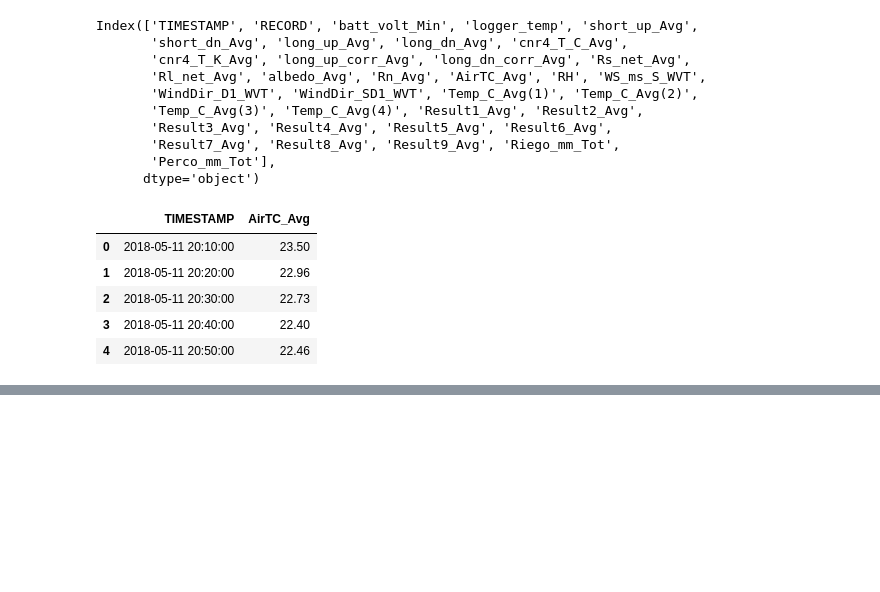
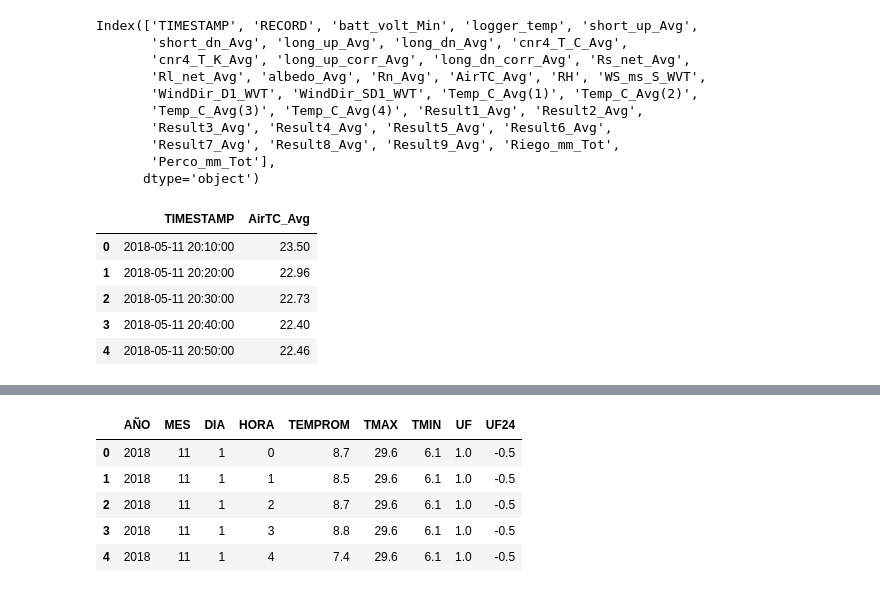
Before and after one commit to jorgebenz9/Computacional1, a Jupyter notebook: Evaluacion1/Evaluacion _1.ipynb, the cells around one changed output, grey strips where cells are left out. Cells and saved outputs as stored; diff of their text form; code cells hidden in the pictures; blank space fills up the shorter version.

```diff
--- a/Evaluacion1/Evaluacion _1.ipynb
+++ b/Evaluacion1/Evaluacion _1.ipynb
@@ -113,0 +92,5 @@ print(data2.head())
+# %%
+#Tomamos los datos mayores al primero de Noviembre del 2018
+data1 = data1[(data1['FECHA'] >= "2018-11-1")]
+data1= data1.reset_index(drop=True)
+data1.head()
@@ -113,0 +126,5 @@ print(data2.head())
+# %%
+#Quitamos datos repetidos por hora y reseteamos el índice.
+data1 = data1.drop_duplicates(subset=['AÑO','MES','DIA','HORA'])
+data1=data1.reset_index(drop=True)
+data1.head()
@@ -113,0 +138,23 @@ print(data2.head())
+# %%
+#Hacemos un arreglo que guardará las unidades de frío de acuerdo a los
+#parámetros de la tabla.
+UF = []
+for i in range(0,len(data1)):
+    if(data1['TEMPROM'][i]<=1.4):
+        UF.append(0.0)
+    elif(1.5<=data1['TEMPROM'][i]<=2.4):
+        UF.append(0.5)
+    elif(2.5<=data1['TEMPROM'][i]<=9.1):
+        UF.append(1.0)
+    elif(9.2<=data1['TEMPROM'][i]<=12.4):
+        UF.append(0.5)
+    elif(12.5<=data1['TEMPROM'][i]<=15.9):
+        UF.append(0.0)
+    elif(16.0<=data1['TEMPROM'][i]<=18.0):
+        UF.append(-0.5)
+    elif(18.0<data1['TEMPROM'][i]):
+        UF.append(-1.0)
+# %%
+#Agregamos nueva columna al data frame con las unidades de frío
+data1['UF']=UF
+data1.head()
@@ -113,0 +168,12 @@ print(data2.head())
+# %%
+#Calculamos UF acumulado para cada día
+
+data1['UF24'] = data1.groupby(['AÑO','MES','DIA'])['UF'].transform('sum')
+data1.head()
+# %% [output]
+|  | AÑO | MES | DIA | HORA | TEMPROM | TMAX | TMIN | UF | UF24 |
+| 0 | 2018 | 11 | 1 | 0 | 8.7 | 29.6 | 6.1 | 1.0 | -0.5 |
+| 1 | 2018 | 11 | 1 | 1 | 8.5 | 29.6 | 6.1 | 1.0 | -0.5 |
+| 2 | 2018 | 11 | 1 | 2 | 8.7 | 29.6 | 6.1 | 1.0 | -0.5 |
+| 3 | 2018 | 11 | 1 | 3 | 8.8 | 29.6 | 6.1 | 1.0 | -0.5 |
+| 4 | 2018 | 11 | 1 | 4 | 7.4 | 29.6 | 6.1 | 1.0 | -0.5 |
```
Also changed, not shown: parts of 20 cells of this notebook, 2 other files.
